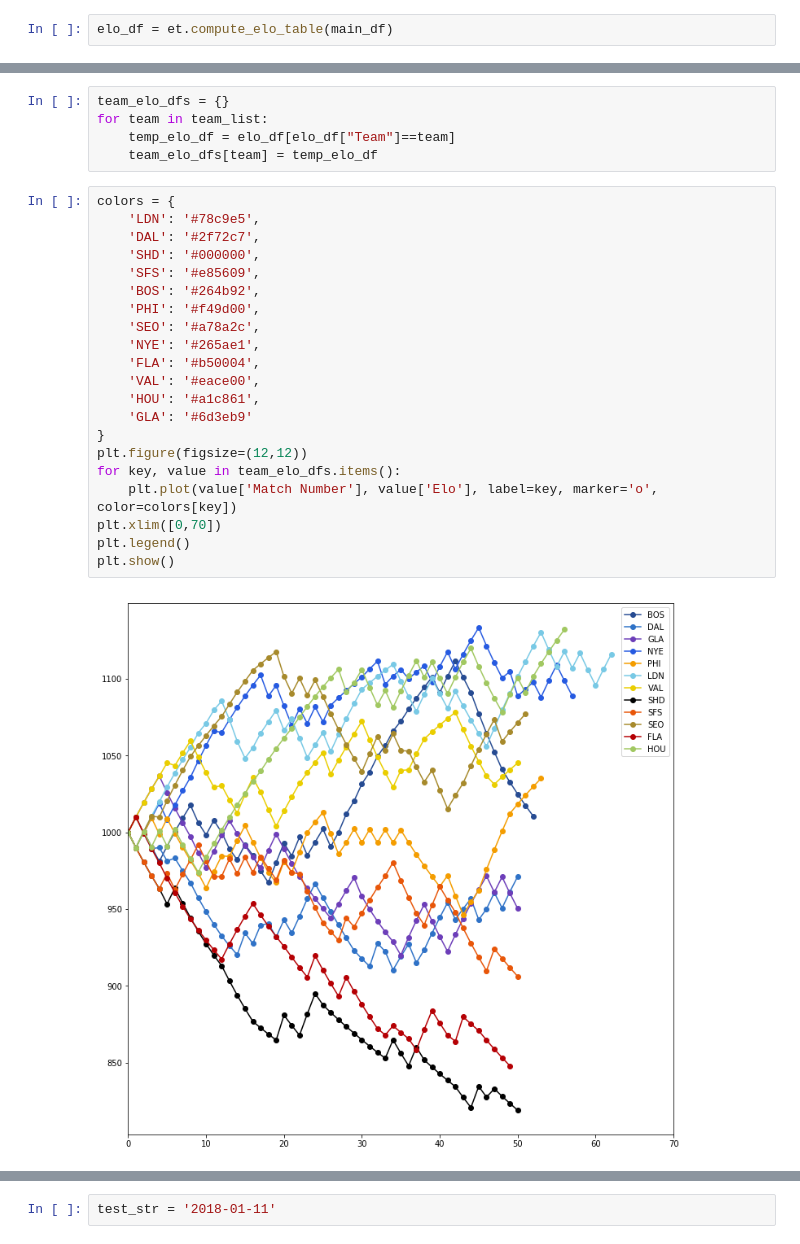
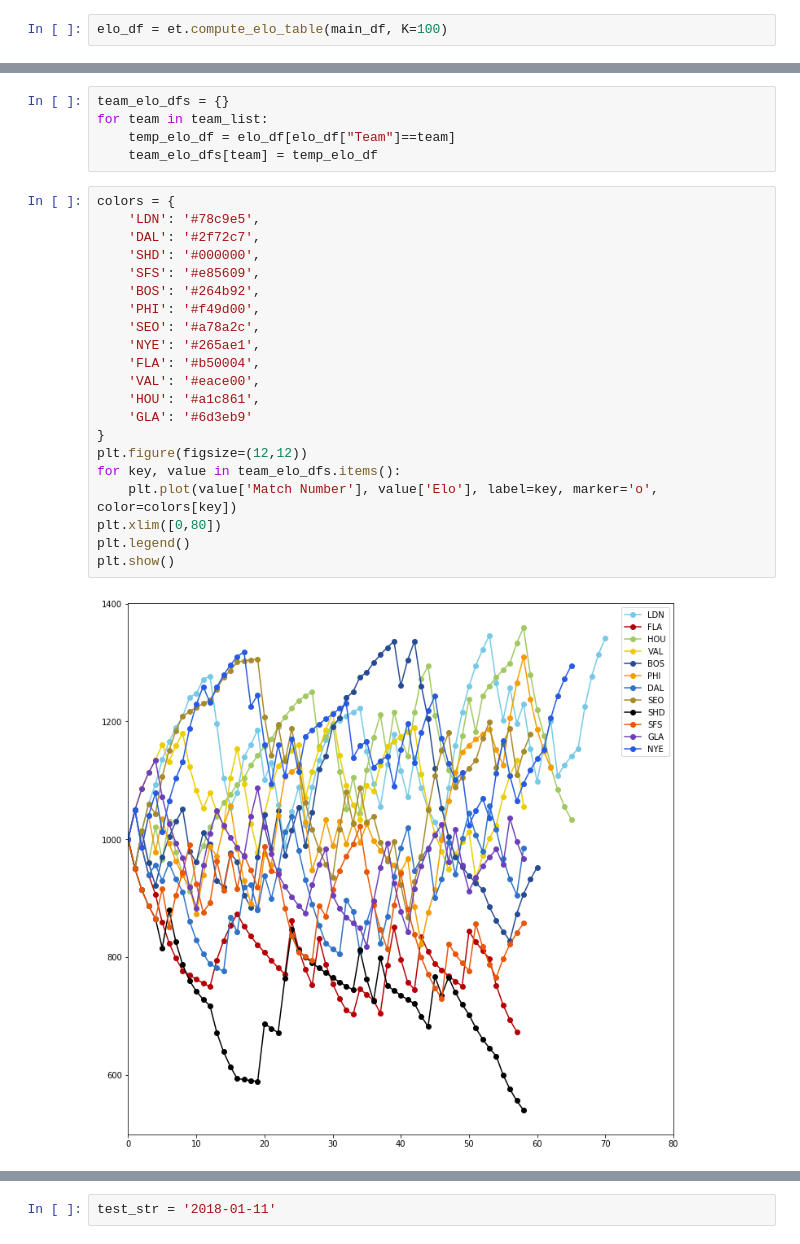
Before and after one commit to ccastleberry/OWL, a Jupyter notebook: ELO Analysis/ELOTools Test.ipynb, the cells around one changed output, grey strips where cells are left out. Drawn from its saved outputs; the diff is of its cells as text.

```diff
--- a/ELO Analysis/ELOTools Test.ipynb
+++ b/ELO Analysis/ELOTools Test.ipynb
@@ -43,5 +44,5 @@ main_df.head()
 # %%
-elo_df = et.compute_elo_table(main_df)
+elo_df = et.compute_elo_table(main_df, K=100)
 # %%
 elo_df.head()
 # %% [output]
@@ -77,26 +78,26 @@ for team in team_list:
 # %%
 colors = {
     'LDN': '#78c9e5',
     'DAL': '#2f72c7',
     'SHD': '#000000',
     'SFS': '#e85609',
     'BOS': '#264b92',
     'PHI': '#f49d00',
     'SEO': '#a78a2c',
     'NYE': '#265ae1',
     'FLA': '#b50004',
     'VAL': '#eace00',
     'HOU': '#a1c861',
     'GLA': '#6d3eb9'
 }
 plt.figure(figsize=(12,12))
 for key, value in team_elo_dfs.items():
     plt.plot(value['Match Number'], value['Elo'], label=key, marker='o', color=colors[key])
-plt.xlim([0,70])
+plt.xlim([0,80])
 plt.legend()
 plt.show()
 # %% [output]
-[figure, old version]
+[figure, new version]
 # %%
 plt.figure(figsize=(12,12))
 for key, value in team_elo_dfs.items():
```
Also changed, not shown: parts of 24 cells of this notebook, 7 other files.
